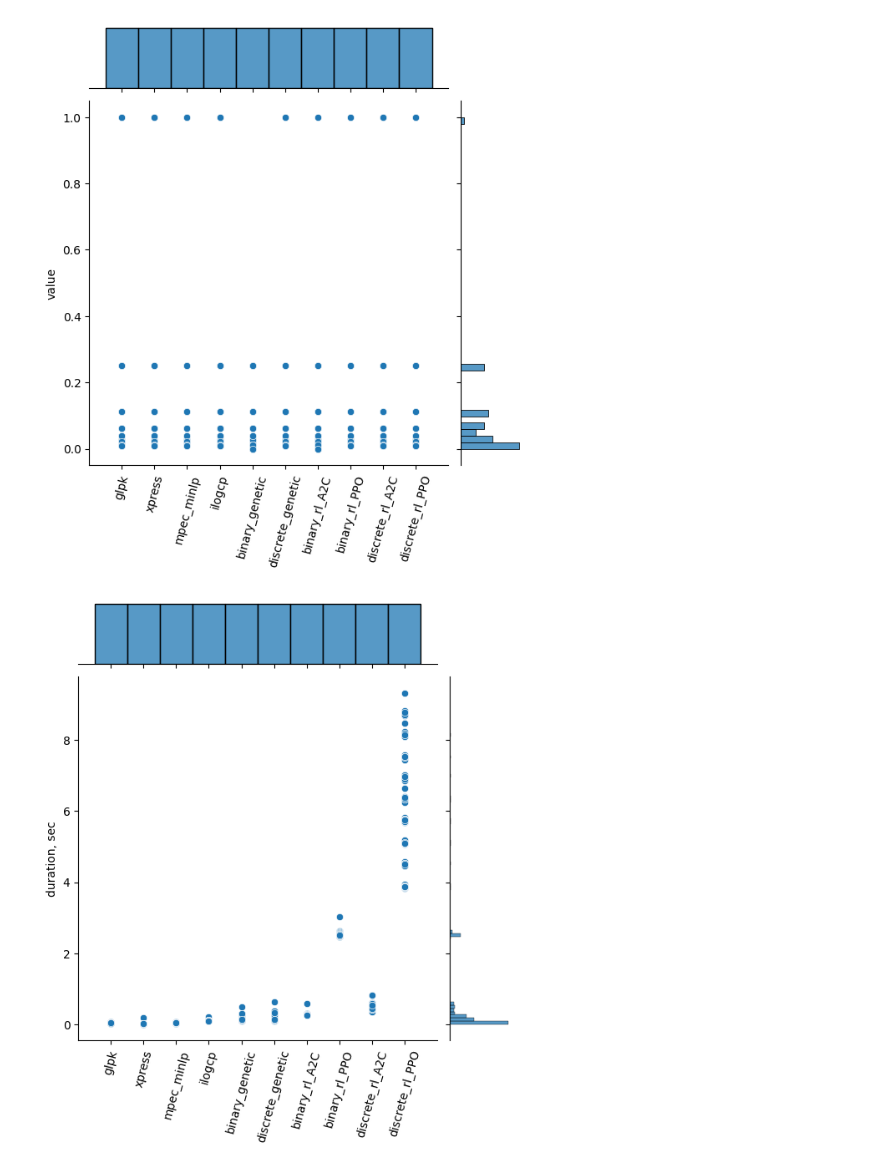
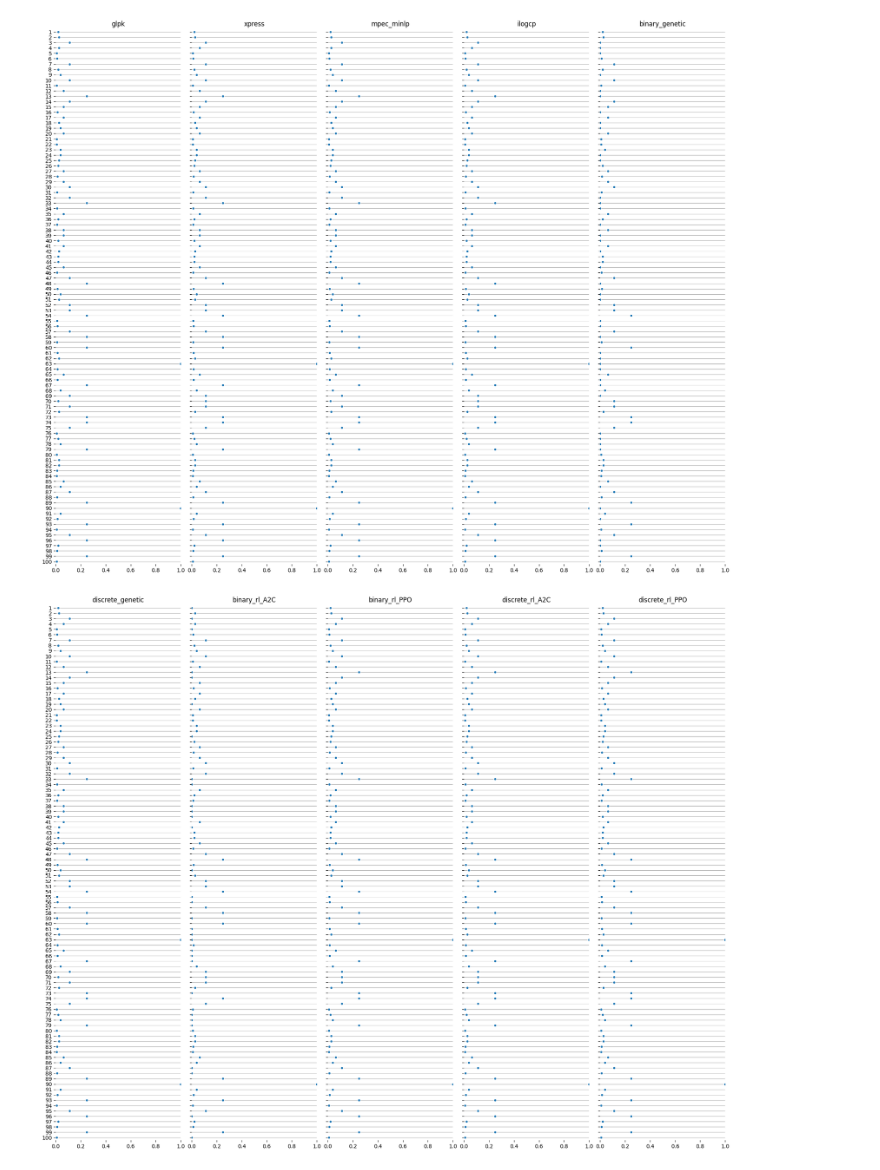
Before and after one commit to Dambr/yewking, a Jupyter notebook: task_description/draw_dataset.ipynb, the cells around one changed output. Saved outputs shown, nothing was run; the diff lists cells and outputs as text; code cells hidden in the pictures.

Commit message:
Нарисованы датасеты fitness и duration при помощи sns

```diff
--- a/task_description/draw_dataset.ipynb
+++ b/task_description/draw_dataset.ipynb
@@ -176,8 +145,32 @@ def draw_sns_dataset(dataset, title, ylabel):
-# %%
-draw_sns_dataset(fitnesses_dataset, 'fitnesses', 'value')
-# %% [output]
-[figure, removed]
-# %%
-draw_sns_dataset(durations_dataset, 'durations', 'duration, sec')
-# %% [output]
-[figure, removed]
+# %%
+def draw_fitnesses_plot(df):
+
+    experiment_number = list(df.index)
+    for i in range(len(experiment_number)):
+        experiment_number[i] = experiment_number[i] + 1
+    df = df.assign(experiment_number = experiment_number)
+
+    g = sns.PairGrid(df, x_vars=df.columns[:-1], y_vars=["experiment_number"], height=15, aspect=.25)
+    g.map(sns.stripplot, size=5, orient="h", jitter=False, palette="flare_r", linewidth=1, edgecolor="w")
+    g.set(xlim=(0, 1), xlabel="", ylabel="")
+
+    titles = list(df.columns)
+
+    for ax, title in zip(g.axes.flat, titles):
+        ax.set(title=title)
+        ax.xaxis.grid(False)
+        ax.yaxis.grid(True)
+
+    sns.despine(left=True, bottom=True)
+# %%
+# Отрисовка графиков значений
+fitnesses_df = pd.DataFrame(fitnesses_dataset)
+
+# По 5 столбцов на одном графике
+fitnesses_dfs = np.split(fitnesses_df, [5], axis=1)
+
+for fitness_df in fitnesses_dfs:
+    draw_fitnesses_plot(fitness_df)
+# %% [output]
+[figure, added]
+[figure, added]
```
Also changed, not shown: parts of 7 cells of this notebook.
